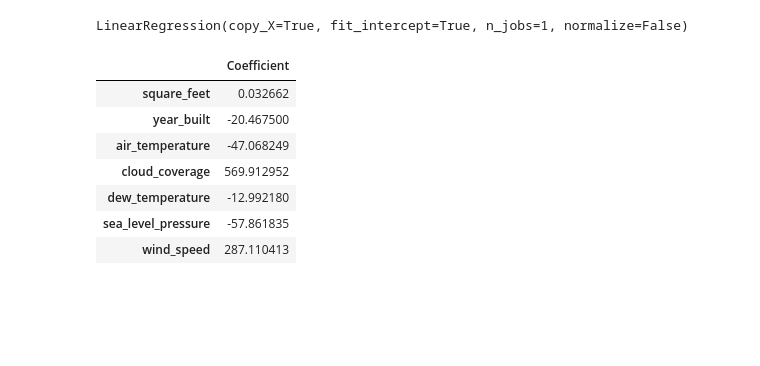
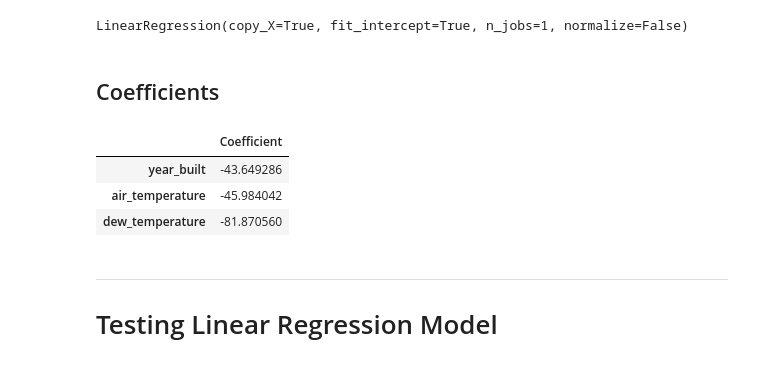
Before and after one commit to rupalisaini/energypredictor, a Jupyter notebook: energypredictor.ipynb, the cells around one changed output. Drawn from its saved outputs; the diff is of its cells as text; code cells hidden in the pictures; blank space fills up the shorter version.

Commit message:
made better linear regression model

```diff
--- a/energypredictor.ipynb
+++ b/energypredictor.ipynb
@@ -279,5 +297,5 @@ fullTraining.describe()
 | max | 1.448000e+03 | 3.000000e+00 | 2.190470e+07 | 1.500000e+01 | 8.750000e+05 | 2.017000e+03 | 2.600000e+01 | 4.720000e+01 | ... |
 # %%
 #For the time being, replacing null values with 0
-fullTraining.isnull().any()
-fullTraining = fullTraining.fillna(0)
+#fullTraining.isnull().any()
+#fullTraining = fullTraining.fillna(0)
@@ -283,0 +315,8 @@ fullTraining = fullTraining.fillna(0)
+# %%
+airTempMean = fullTraining['air_temperature'].mean()
+fullTraining['air_temperature'] - airTempMean
+fullTraining['air_temperature'] = fullTraining['air_temperature'].abs()
+dewTempMean = fullTraining['dew_temperature'].mean()
+fullTraining['dew_temperature'] - dewTempMean
+fullTraining['dew_temperature'] = fullTraining['dew_temperature'].abs()
+fullTraining['year_built'] = 2019 - fullTraining['year_built']
@@ -284,4 +335,8 @@ fullTraining = fullTraining.fillna(0)
 # %%
 #Splitting into features and labels
-X = fullTraining[['square_feet', 'year_built', 'air_temperature', 'cloud_coverage', 'dew_temperature', 'sea_level_pressure', 'wind_speed']].values
+X = fullTraining[['year_built', 'air_temperature', 'dew_temperature']].values
+#X = fullTraining[['air_temperature', 'dew_temperature']].values
 y = fullTraining['meter_reading'].values
+indsX = np.where(np.isnan(X))
+col_mean = np.nanmean(X, axis=1)
+X[indsX] = np.take(col_mean, indsX[1])
@@ -290,15 +350,17 @@ regressor = LinearRegression()
 regressor.fit(X, y)
 # %% [output]
 LinearRegression(copy_X=True, fit_intercept=True, n_jobs=1, normalize=False)
+# %% [markdown]
+## Coefficients
 # %%
-coeff_df = pd.DataFrame(regressor.coef_, [['square_feet', 'year_built', 'air_temperature', 'cloud_coverage', 'dew_temperature', 'sea_level_pressure', 'wind_speed']], columns=['Coefficient'])
+coeff_df = pd.DataFrame(regressor.coef_, [['year_built', 'air_temperature', 'dew_temperature']], columns=['Coefficient'])
+#coeff_df = pd.DataFrame(regressor.coef_, [['air_temperature', 'dew_temperature']], columns=['Coefficient'])
 coeff_df
 # %% [output]
 |  | Coefficient |
-| square_feet | 0.032662 |
-| year_built | -20.467500 |
-| air_temperature | -47.068249 |
-| cloud_coverage | 569.912952 |
-| dew_temperature | -12.992180 |
-| sea_level_pressure | -57.861835 |
-| wind_speed | 287.110413 |
+| year_built | -43.649286 |
+| air_temperature | -45.984042 |
+| dew_temperature | -81.870560 |
+# %% [markdown]
+---
+# Testing Linear Regression Model
```
Also changed, not shown: parts of 17 cells of this notebook.
